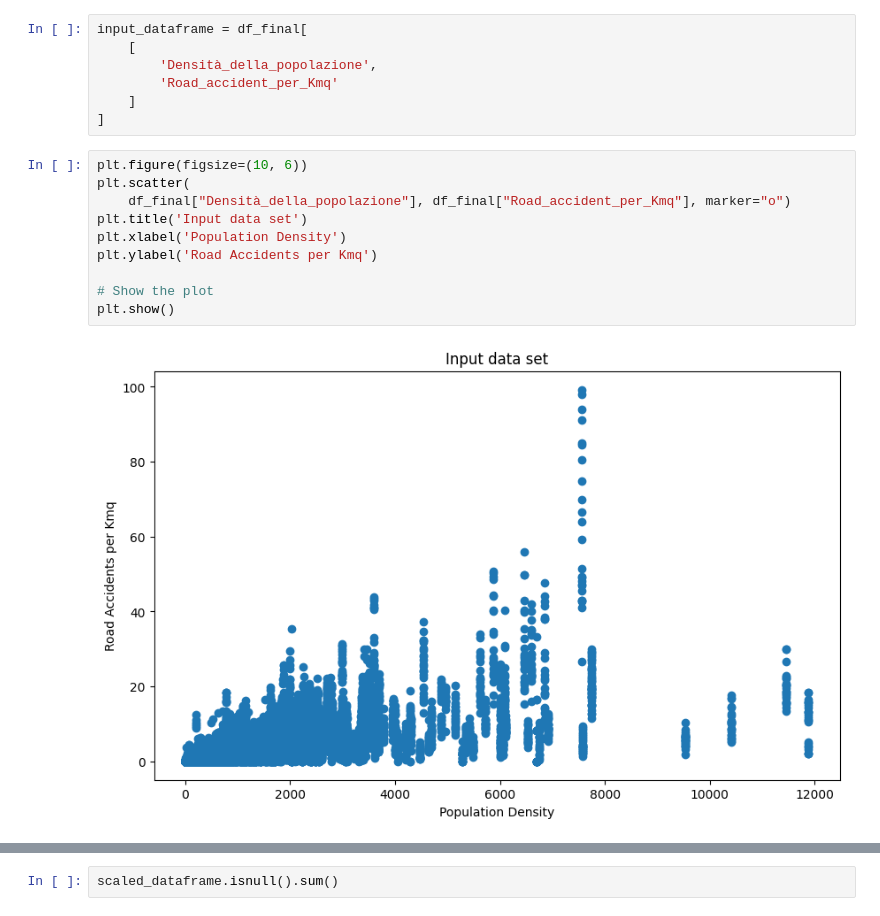
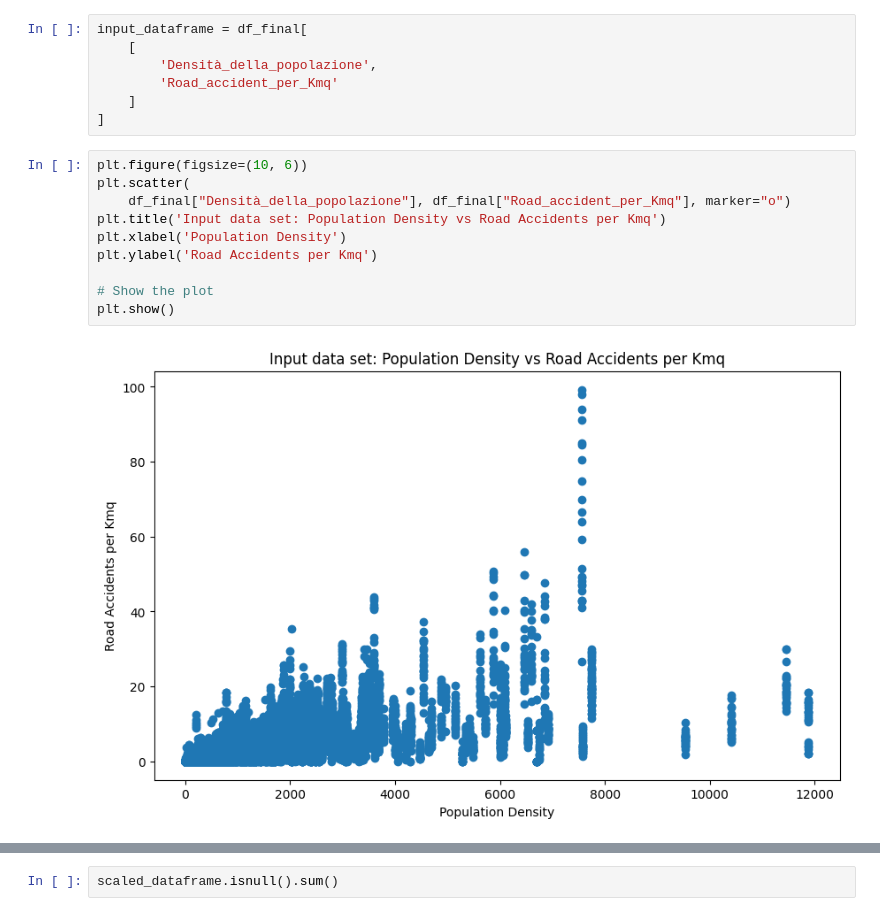
Before and after one commit to domenico2712/capstone-project, a Jupyter notebook: notebooks/05_clustering.ipynb, the cells around one changed output, grey strips where cells are left out. Cells and saved outputs as stored; diff of their text form.

```diff
--- a/notebooks/05_clustering.ipynb
+++ b/notebooks/05_clustering.ipynb
@@ -27,15 +27,15 @@ input_dataframe = df_final[
 # %%
 plt.figure(figsize=(10, 6))
 plt.scatter(
     df_final["Densità_della_popolazione"], df_final["Road_accident_per_Kmq"], marker="o")
-plt.title('Input data set')
+plt.title('Input data set: Population Density vs Road Accidents per Kmq')
 plt.xlabel('Population Density')
 plt.ylabel('Road Accidents per Kmq')
 
 # Show the plot
 plt.show()
 # %% [output]
-[figure, old version]
+[figure, new version]
 # %%
 scale_norm = MinMaxScaler()
 scaled_dataframe = pd.DataFrame(
```
Also changed, not shown: parts of 6 cells of this notebook, 1 other file.
